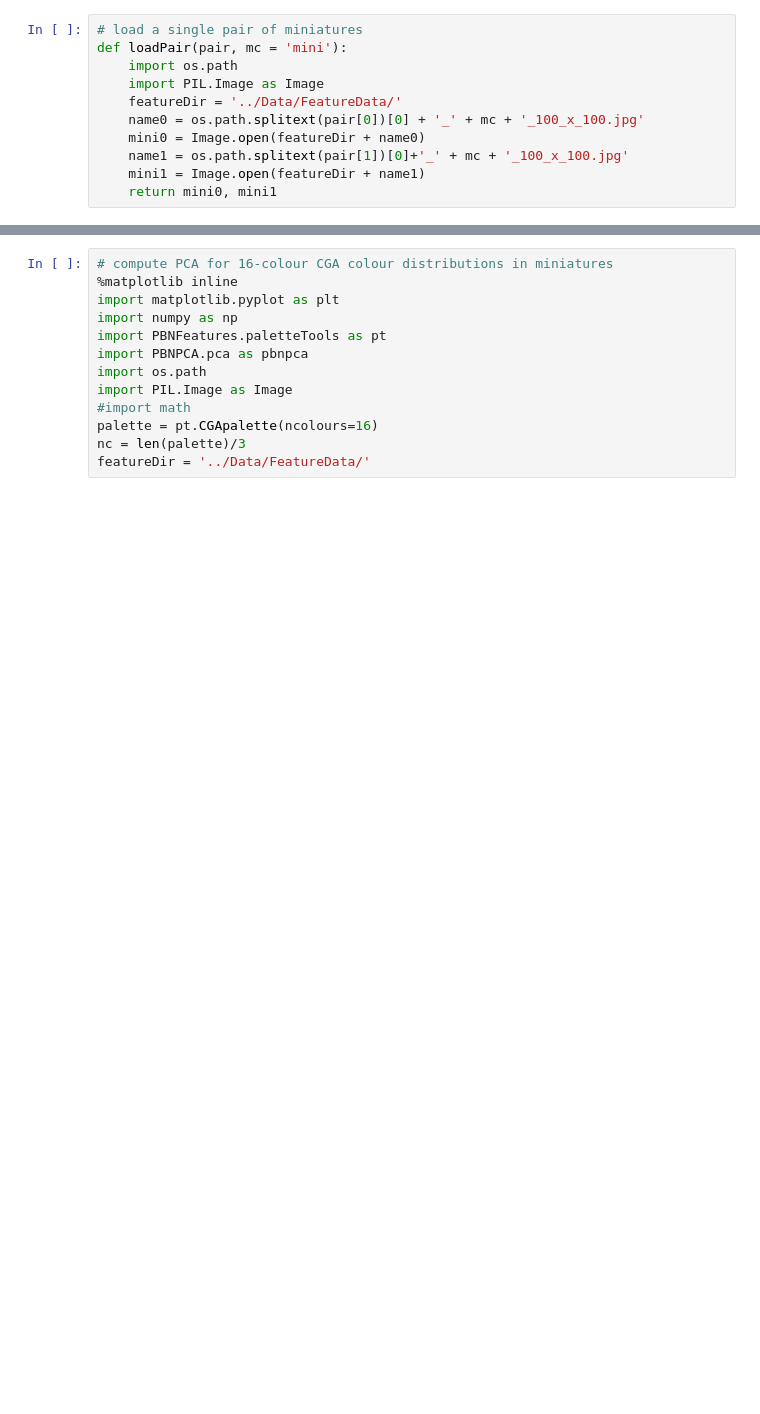
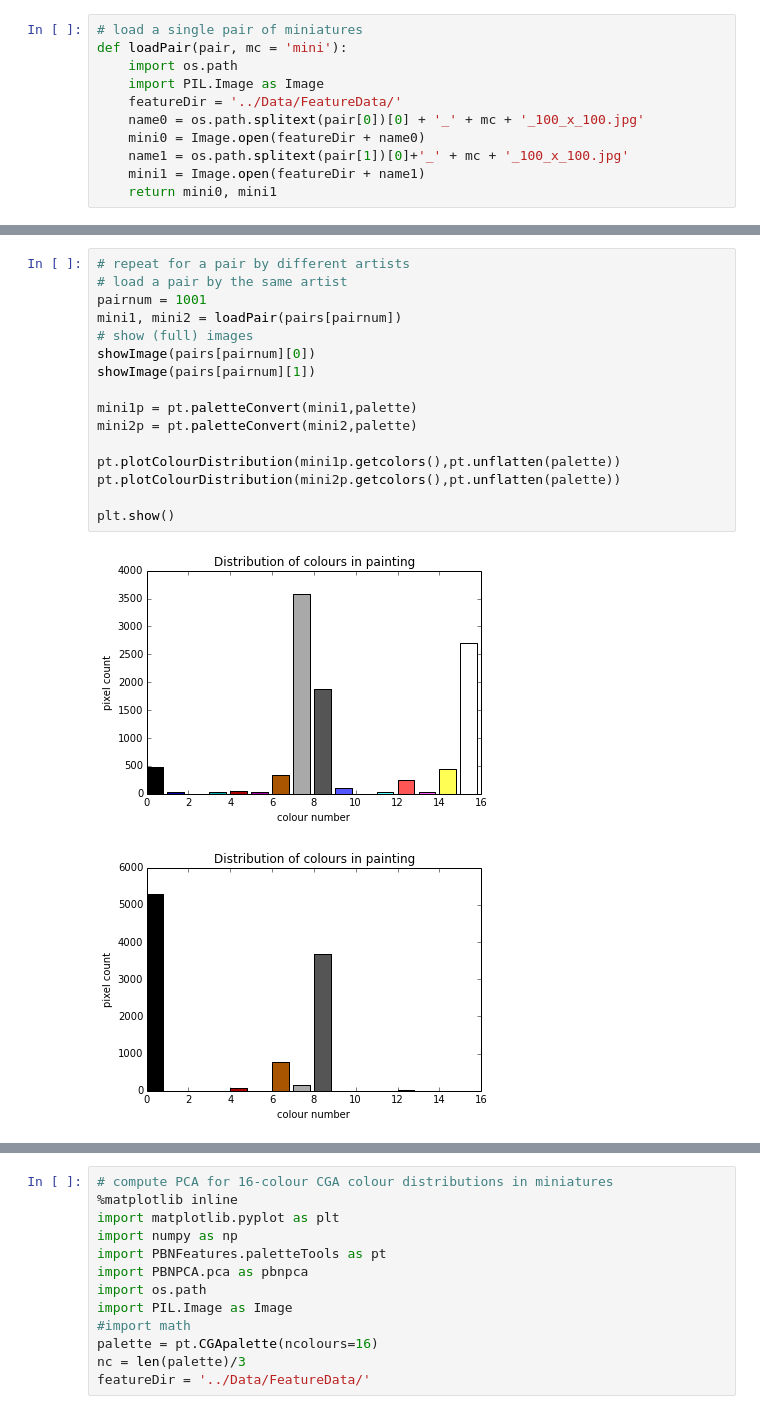
Before and after one commit to majorgowan/fifth_floor_art_critics, a Jupyter notebook: Notebooks/ten_painters.ipynb, the cells around one changed output, grey strips where cells are left out. Cells and saved outputs as stored; diff of their text form; blank space fills up the shorter version.

```diff
--- a/Notebooks/ten_painters.ipynb
+++ b/Notebooks/ten_painters.ipynb
@@ -178,3 +236,22 @@ plt.show()
+# %%
+# repeat for a pair by different artists
+# load a pair by the same artist
+pairnum = 1001
+mini1, mini2 = loadPair(pairs[pairnum])
+# show (full) images
+showImage(pairs[pairnum][0])
+showImage(pairs[pairnum][1])
+
+mini1p = pt.paletteConvert(mini1,palette)
+mini2p = pt.paletteConvert(mini2,palette)
+
+pt.plotColourDistribution(mini1p.getcolors(),pt.unflatten(palette))
+pt.plotColourDistribution(mini2p.getcolors(),pt.unflatten(palette))
+
+plt.show()
+# %% [output]
+[figure, added]
+[figure, added]
 # %%
 # for all pairs in "pairs", compute distances in colour space
 import math
```
Also changed, not shown: parts of 23 cells of this notebook, 1 other file.
